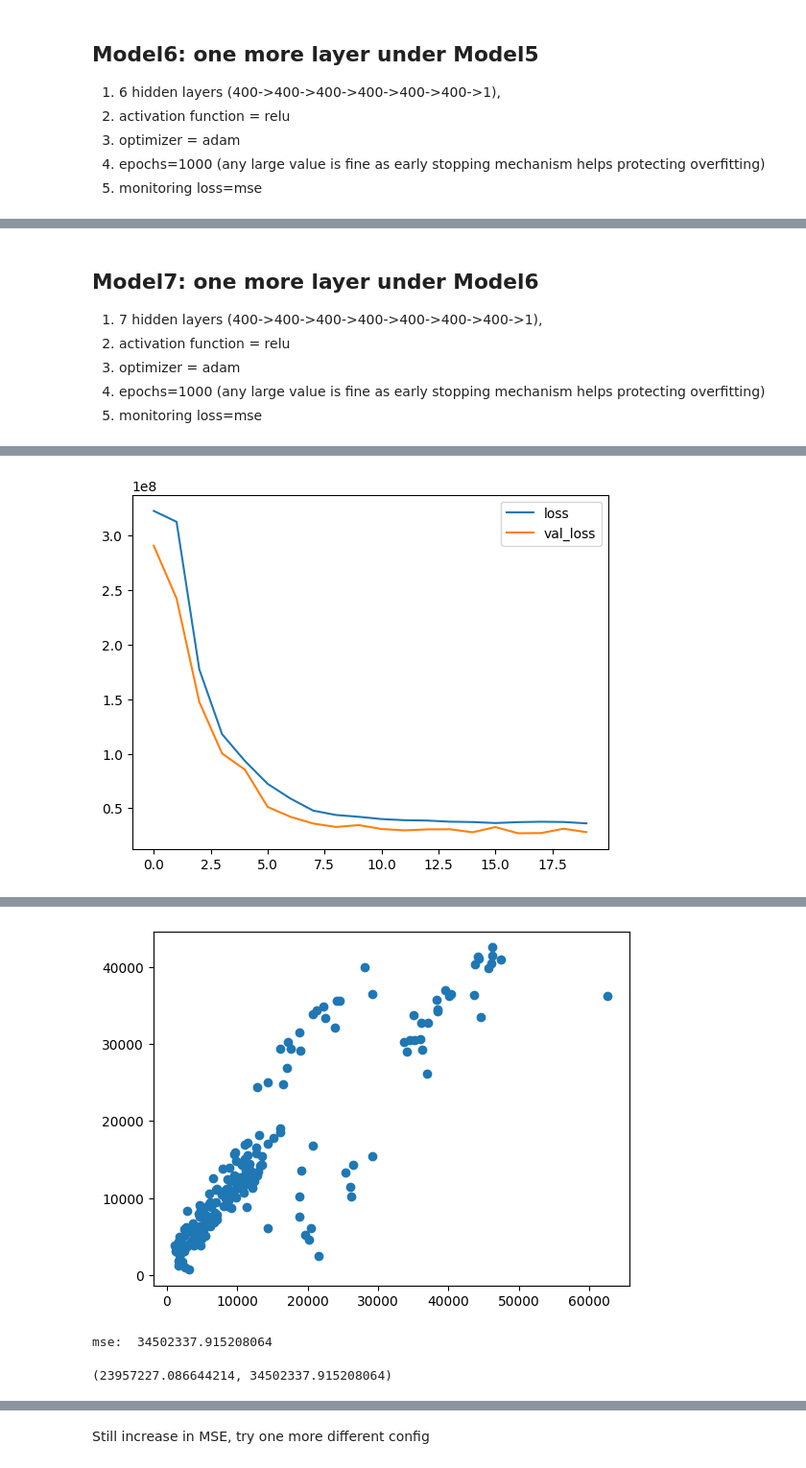
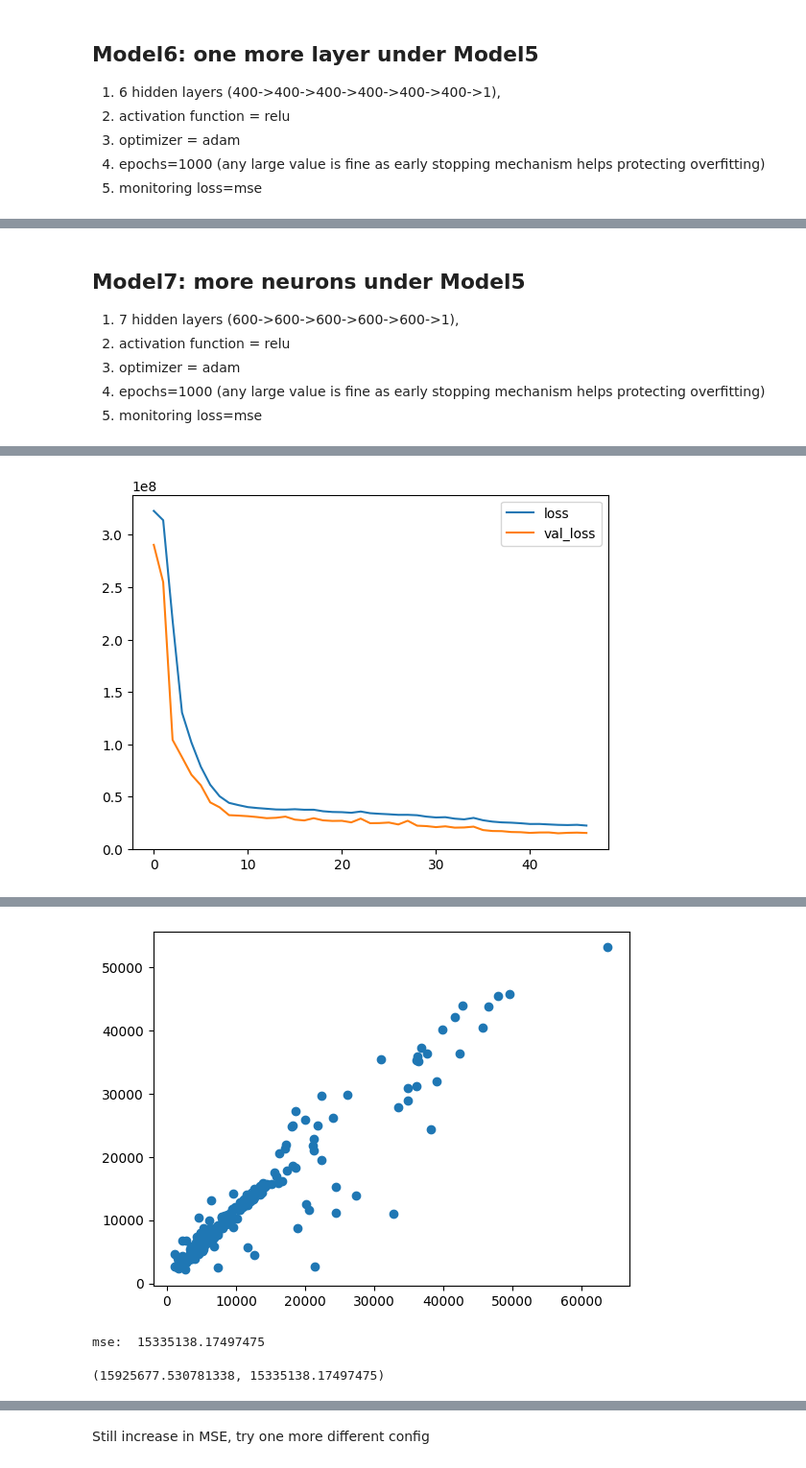
Before and after one commit to davidklhui/data-analysis, a Jupyter notebook: Tensorflow_(1)_Neural_Network_for_Regression.ipynb, the cells around one changed output, grey strips where cells are left out. Shown at 96% size. Drawn from its saved outputs; the diff is of its cells as text; code cells hidden in the pictures.

```diff
--- a/Tensorflow_(1)_Neural_Network_for_Regression.ipynb
+++ b/Tensorflow_(1)_Neural_Network_for_Regression.ipynb
@@ -289,11 +289,12 @@ def model_fit(model, optimizer, batch_size):
   plt.show()
 
 
-  prediction = model.predict(X_test)
-  plt.scatter(y_test, prediction)
+  prediction = model.predict(X_validation)
+  plt.scatter(y_validation, prediction)
   plt.show()
 
-  mse = mean_squared_error(y_test, prediction)
+  # validation MSE
+  mse = mean_squared_error(y_validation, prediction)
   print('mse: ', mse)
 
   return {'model': model, 'history': history, 'prediction': prediction, 'mse': mse}
@@ -524,26 +527,24 @@ mse:  23957227.086644214
 # %% [markdown]
-## Model7: one more layer under Model6
+## Model7: more neurons under Model5
 
-1. 7 hidden layers (400->400->400->400->400->400->400->1),
+1. 7 hidden layers (600->600->600->600->600->1),
 2. activation function = relu
 3. optimizer = adam
 4. epochs=1000 (any large value is fine as early stopping mechanism helps protecting overfitting)
 5. monitoring loss=mse
 # %%
 model7 = Sequential()
-model7.add(Dense(400, activation='relu'))
-model7.add(Dense(400, activation='relu'))
-model7.add(Dense(400, activation='relu'))
-model7.add(Dense(400, activation='relu'))
-model7.add(Dense(400, activation='relu'))
-model7.add(Dense(400, activation='relu'))
-model7.add(Dense(400, activation='relu'))
+model7.add(Dense(600, activation='relu'))
+model7.add(Dense(600, activation='relu'))
+model7.add(Dense(600, activation='relu'))
+model7.add(Dense(600, activation='relu'))
+model7.add(Dense(600, activation='relu'))
 model7.add(Dense(1))
 
 fit7 = model_fit(model7, optimizer='adam', batch_size=128)
 
 mse7 = fit7['mse']
 
-mse6, mse7
+mse5, mse7
 # %% [output]
 Epoch 1/10000
@@ -563,4 +564,4 @@ Trainable params: 966401 (3.69 MB)
 Non-trainable params: 0 (0.00 Byte)
 _________________________________________________________________
 model summary:  None
-[figure, old version]
+[figure, new version]
@@ -568,4 +569,4 @@ model summary:  None
-[figure, old version]
+[figure, new version]
-mse:  34502337.915208064
+mse:  15335138.17497475
-(23957227.086644214, 34502337.915208064)
+(15925677.530781338, 15335138.17497475)
 # %% [markdown]
```
Also changed, not shown: parts of 29 cells of this notebook.
